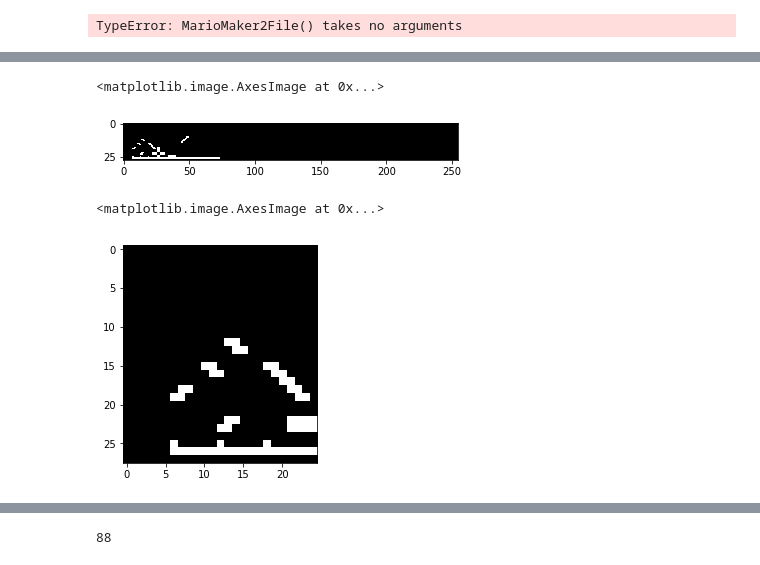
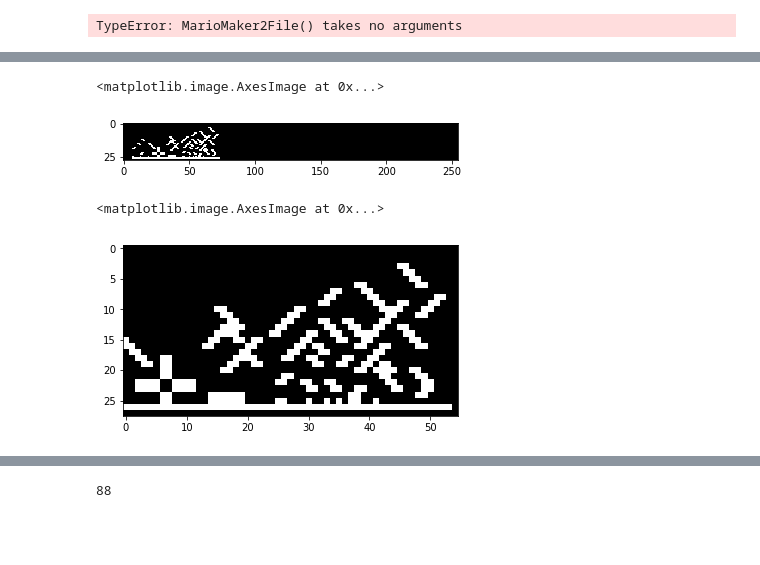
Before and after one commit to Jaeger87/Super-Mario-Deep-Maker-2, a Jupyter notebook: SuperMarioDeepMaker2.ipynb, the cells around one changed output, grey strips where cells are left out. Cells and saved outputs as stored; diff of their text form; code cells hidden in the pictures; blank space fills up the shorter version.

```diff
--- a/SuperMarioDeepMaker2.ipynb
+++ b/SuperMarioDeepMaker2.ipynb
@@ -725,22 +725,16 @@ class LevelArea(ObjectBytes):
                 #        matrix[objectMM.layer][(objectMM.yPosition - i - 1):(objectMM.yPosition - i + 1), objectMM.xPosition + i] = objectMM.flagsType
                 #    self.setCellMatrix(matrix, objectMM, layer, objectMM.yPosition - objectMM.objectHeight + 1, objectMM.xPosition + objectMM.objectWidth - 1 , False)
                 rotation = objectMM.objectFlags.to_bytes(4, 'little')[2]
-                if (objectMM.objectType == 88 and (rotation == 48 or rotation == 16)): #discesa riflesso
+                if (objectMM.objectType == 88 and (rotation == 48 or rotation == 16)) or (objectMM.objectType == 94 and rotation == 32): #discesa riflesso
                     self.setCellMatrix(matrix, objectMM, layer, objectMM.yPosition, objectMM.xPosition + objectMM.objectWidth - 1, True)
                     for i in range(1, objectMM.objectWidth - 1): #discesa da destra
                         matrix[objectMM.layer][(objectMM.yPosition + i - 1):(objectMM.yPosition + i + 1), objectMM.xPosition + objectMM.objectWidth - i - 1] = objectMM.flagsType
                     self.setCellMatrix(matrix, objectMM, layer, objectMM.yPosition + objectMM.objectHeight - 1, objectMM.xPosition , False)
-                elif (objectMM.objectType == 88 and (rotation == 0 or rotation == 32)): #salita normale
+                elif (objectMM.objectType == 88 and (rotation == 0 or rotation == 32)) or (objectMM.objectType == 94 and rotation == 16): #salita normale
                     self.setCellMatrix(matrix, objectMM, layer, objectMM.yPosition, objectMM.xPosition, True)
                     for i in range(1, objectMM.objectWidth - 1): #salita
                         matrix[objectMM.layer][(objectMM.yPosition + i - 1):(objectMM.yPosition + i + 1), objectMM.xPosition + i] = objectMM.flagsType
                     self.setCellMatrix(matrix, objectMM, layer, objectMM.yPosition + objectMM.objectHeight - 1, objectMM.xPosition + objectMM.objectWidth - 1 , False)
-                else: #salita destra 102760512
-                    self.setCellMatrix(matrix, objectMM, layer, objectMM.yPosition, objectMM.xPosition, True)
-                    for i in range(1, objectMM.objectWidth - 1): #salita da destra
-                        matrix[objectMM.layer][(objectMM.yPosition - i):(objectMM.yPosition - i + 2), objectMM.xPosition - i] = objectMM.flagsType
-                    self.setCellMatrix(matrix, objectMM, layer, objectMM.yPosition - objectMM.objectHeight + 1, objectMM.xPosition - objectMM.objectWidth + 1 , False)
-
             if objectMM.shape == 4: #forma T contraria
                 for i in range (0,objectMM.objectWidth):
                     self.setCellMatrix(matrix, objectMM, layer, objectMM.yPosition, objectMM.xPosition + i, i == 0)
@@ -1108,12 +1102,12 @@ tensor([[           0,            0,            0,            0,            0,
 plt.imshow(torch.flip(asd, [-2]), cmap='gray', vmin=0, vmax=1)
 # %% [output]
 <matplotlib.image.AxesImage at 0x...>
-[figure, old version]
+[figure, new version]
 # %%
-plt.imshow(torch.flip(asd[:,1:26], [-2]), cmap='gray', vmin=0, vmax=1)
+plt.imshow(torch.flip(asd[:,20:75], [-2]), cmap='gray', vmin=0, vmax=1)
 # %% [output]
 <matplotlib.image.AxesImage at 0x...>
-[figure, old version]
+[figure, new version]
 # %%
 for levelMM in tqdm(marioMakerLevels):
     levelMM.mainLevelArea.toPytorchMatrix()
```
Also changed, not shown: parts of 3 cells of this notebook.
